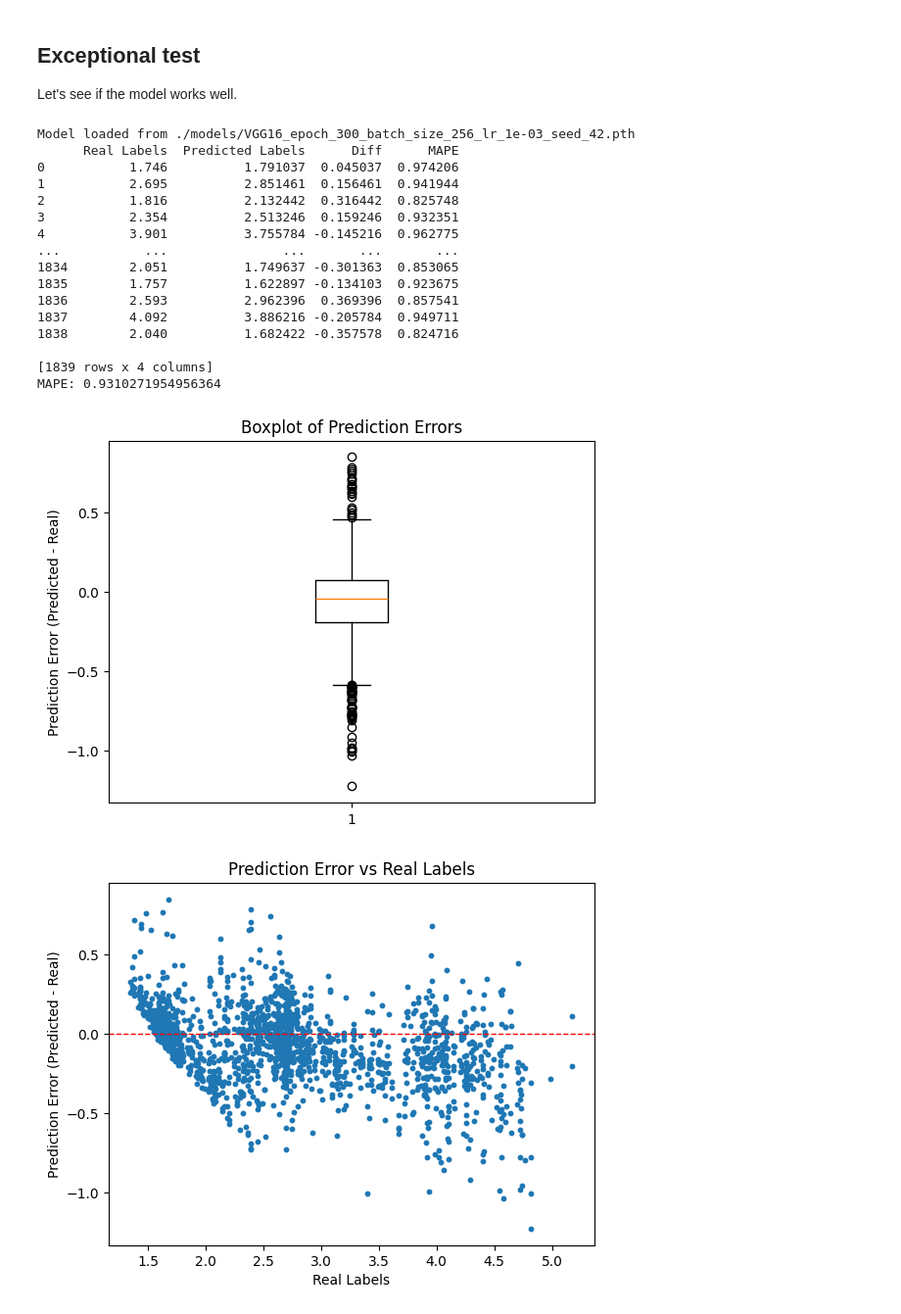
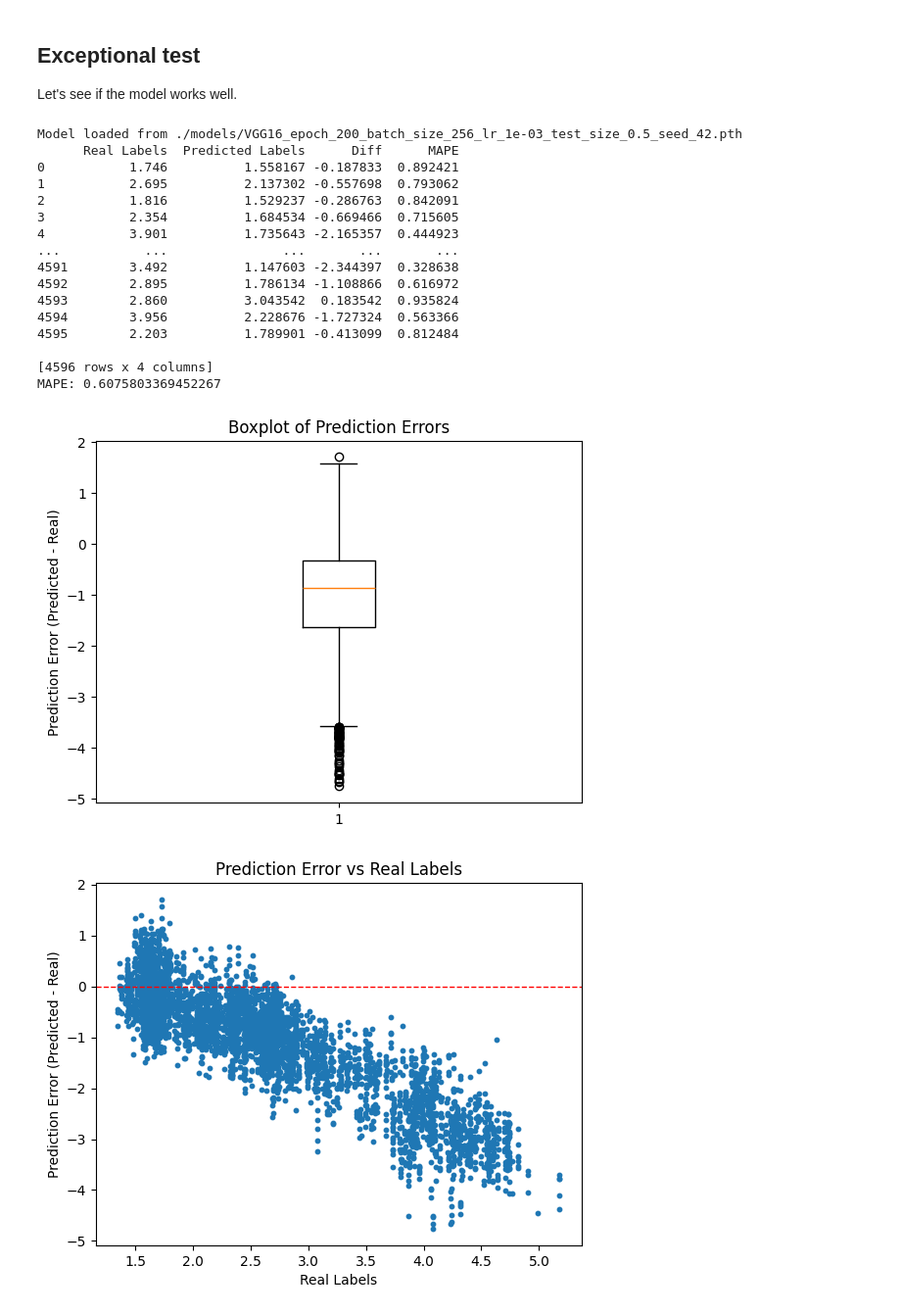
Before and after one commit to Zeyu-Xie/Myosotis-CcGAN, a Jupyter notebook: tasks/t1_VGG16_on_all_images/VGG16_128_regression.ipynb, the cells around one changed output. Shown at 98% size. Drawn from its saved outputs; the diff is of its cells as text; code cells hidden in the pictures.

```diff
--- a/tasks/t1_VGG16_on_all_images/VGG16_128_regression.ipynb
+++ b/tasks/t1_VGG16_on_all_images/VGG16_128_regression.ipynb
@@ -29,10 +29,10 @@ SEED = 42
 MIN_LABEL = 1.3
 MAX_LABEL = 5.2
 # Hyperparameters
-NUM_EPOCHS = 300
+NUM_EPOCHS = 200
 LR = 1e-3
 LR_WEIGHT_DECAY = 1e-4
-TEST_SIZE = 0.2
+TEST_SIZE = 0.5
 BATCH_SIZE_TRAIN = 256
 BATCH_SIZE_VAL = 10
 
@@ -47,8 +47,8 @@ if not os.path.exists(MODEL_DIR):
 if not os.path.exists(OUTPUT_DIR):
     os.makedirs(OUTPUT_DIR, exist_ok=True)
     print(f"Make new directory {OUTPUT_DIR}")
-MODEL_PATH = f"{MODEL_DIR}/VGG16_epoch_{NUM_EPOCHS}_batch_size_{BATCH_SIZE_TRAIN}_lr_{LR:.0e}_seed_{SEED}.pth"
-OUTPUT_PATH = f"{OUTPUT_DIR}/VGG16_epoch_{NUM_EPOCHS}_batch_size_{BATCH_SIZE_TRAIN}_lr_{LR:.0e}_seed_{SEED}.csv"
+MODEL_PATH = f"{MODEL_DIR}/VGG16_epoch_{NUM_EPOCHS}_batch_size_{BATCH_SIZE_TRAIN}_lr_{LR:.0e}_test_size_{TEST_SIZE}_seed_{SEED}.pth"
+OUTPUT_PATH = f"{OUTPUT_DIR}/VGG16_epoch_{NUM_EPOCHS}_batch_size_{BATCH_SIZE_TRAIN}_lr_{LR:.0e}_test_size_{TEST_SIZE}_seed_{SEED}.csv"
 # %% [output]
 Device: cuda
 # %% [markdown]
@@ -314,7 +294,11 @@ print("Model loaded from", MODEL_PATH)
 
 # Turn to `numpy.array`
 labels_val_real = labels_val.numpy()
-labels_val_predicted = vgg16(images_val_tensor.to(device)).cpu().detach().numpy()
+labels_val_predicted = []
+for _images_val_tensor, _labels_val_tensor in val_loader:
+    preds = vgg16(_images_val_tensor.to(device)).cpu().detach().numpy()
+    labels_val_predicted.append(preds)
+labels_val_predicted = np.concatenate(labels_val_predicted, axis=0)
 
 # Unnormalize labels
 labels_val_real = labels_val_real * (MAX_LABEL - MIN_LABEL) + MIN_LABEL
@@ -328,45 +312,45 @@ labels_val_diff = labels_val_predicted - labels_val_real
 # Make `pandas.DataFrame`
 df = pd.DataFrame(
     {
         "Real Labels": labels_val_real,
         "Predicted Labels": labels_val_predicted,
         "Diff": labels_val_diff,
         "MAPE": 1 - np.abs(labels_val_diff) / labels_val_real
     }
 )
 df.to_csv(OUTPUT_PATH, index = False)
 print(df)
 print(f"MAPE: {df["MAPE"].mean()}")
 
 # Boxplot of the differences
 plt.boxplot(labels_val_diff)
 plt.ylabel("Prediction Error (Predicted - Real)")
 plt.title("Boxplot of Prediction Errors")
 plt.show()
 
 # Plot the differences by the real labels.
 plt.scatter(labels_val_real, labels_val_diff, s=10)
 plt.xlabel("Real Labels")
 plt.ylabel("Prediction Error (Predicted - Real)")
 plt.title("Prediction Error vs Real Labels")
 plt.axhline(0, color="red", linestyle="--", linewidth=1)
 plt.show()
 # %% [output]
-Model loaded from ./models/VGG16_epoch_300_batch_size_256_lr_1e-03_seed_42.pth
+Model loaded from ./models/VGG16_epoch_200_batch_size_256_lr_1e-03_test_size_0.5_seed_42.pth
       Real Labels  Predicted Labels      Diff      MAPE
-0           1.746          1.791037  0.045037  0.974206
-1           2.695          2.851461  0.156461  0.941944
-2           1.816          2.132442  0.316442  0.825748
-3           2.354          2.513246  0.159246  0.932351
-4           3.901          3.755784 -0.145216  0.962775
+0           1.746          1.558167 -0.187833  0.892421
+1           2.695          2.137302 -0.557698  0.793062
+2           1.816          1.529237 -0.286763  0.842091
+3           2.354          1.684534 -0.669466  0.715605
+4           3.901          1.735643 -2.165357  0.444923
 ...           ...               ...       ...       ...
-1834        2.051          1.749637 -0.301363  0.853065
-1835        1.757          1.622897 -0.134103  0.923675
-1836        2.593          2.962396  0.369396  0.857541
-1837        4.092          3.886216 -0.205784  0.949711
-1838        2.040          1.682422 -0.357578  0.824716
+4591        3.492          1.147603 -2.344397  0.328638
+4592        2.895          1.786134 -1.108866  0.616972
+4593        2.860          3.043542  0.183542  0.935824
+4594        3.956          2.228676 -1.727324  0.563366
+4595        2.203          1.789901 -0.413099  0.812484
 
-[1839 rows x 4 columns]
-MAPE: 0.9310271954956364
+[4596 rows x 4 columns]
+MAPE: 0.6075803369452267
-[figure, old version]
+[figure, new version]
-[figure, old version]
+[figure, new version]
```
Also changed, not shown: parts of 5 cells of this notebook.
